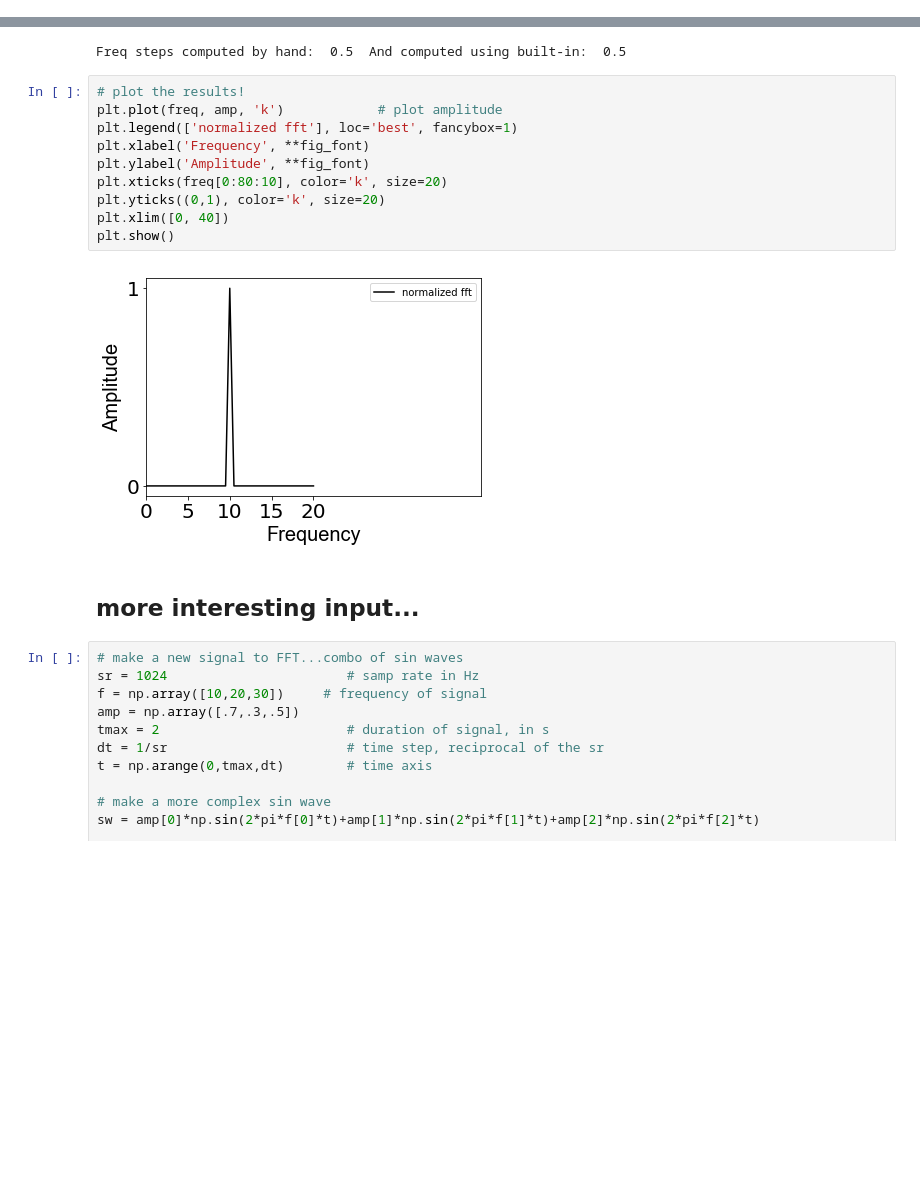
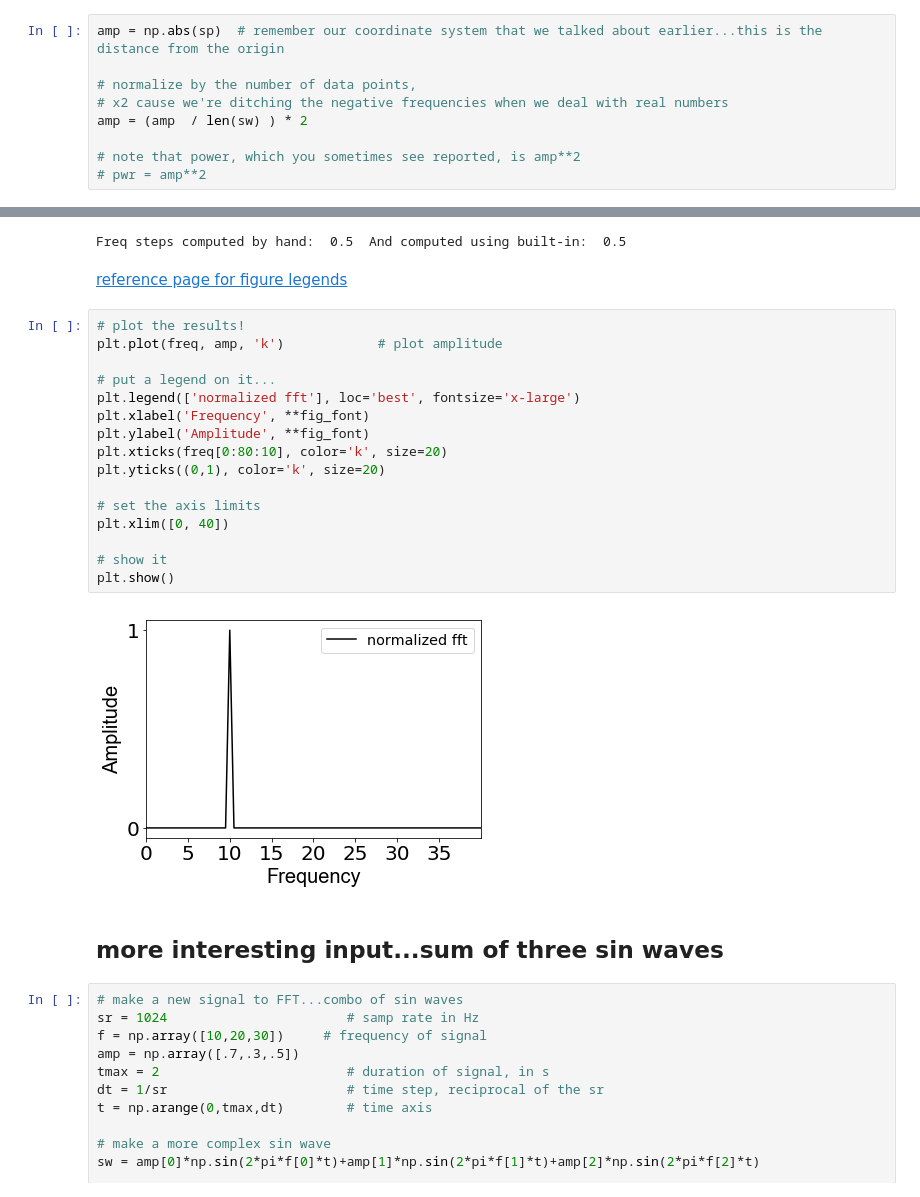
Before and after one commit to TimCSheehan/dev, a Jupyter notebook: Tutorial020_BasicsFFT.ipynb, the cells around one changed output, grey strips where cells are left out. Saved outputs shown, nothing was run; the diff lists cells and outputs as text; blank space fills up the shorter version.

```diff
--- a/Tutorial020_BasicsFFT.ipynb
+++ b/Tutorial020_BasicsFFT.ipynb
@@ -53,3 +66,12 @@ amp = (np.abs(sp)  / len(sw) ) * 2
+# %%
+amp = np.abs(sp)  # remember our coordinate system that we talked about earlier...this is the distance from the origin
+
+# normalize by the number of data points,
+# x2 cause we're ditching the negative frequencies when we deal with real numbers
+amp = (amp  / len(sw) ) * 2
+
+# note that power, which you sometimes see reported, is amp**2
+# pwr = amp**2
 # %%
 # figure out the frequency resolution of the data
 
@@ -62,20 +84,28 @@ freq = np.fft.rfftfreq(sw.size, dt)   # Sample spacing is 2nd arg, inverse of th
 print('Freq steps computed by hand: ', freq_steps, ' And computed using built-in: ', freq[1]-freq[0])
 # %% [output]
 Freq steps computed by hand:  0.5  And computed using built-in:  0.5
+# %% [markdown]
+[reference page for figure legends](https://matplotlib.org/api/_as_gen/matplotlib.pyplot.legend.html)
 # %%
 # plot the results!
 plt.plot(freq, amp, 'k')            # plot amplitude
-plt.legend(['normalized fft'], loc='best', fancybox=1)
+
+# put a legend on it...
+plt.legend(['normalized fft'], loc='best', fontsize='x-large')
 plt.xlabel('Frequency', **fig_font)
 plt.ylabel('Amplitude', **fig_font)
 plt.xticks(freq[0:80:10], color='k', size=20)
 plt.yticks((0,1), color='k', size=20)
+
+# set the axis limits
 plt.xlim([0, 40])
+
+# show it
 plt.show()
 # %% [output]
-[figure, old version]
+[figure, new version]
 # %% [markdown]
-## more interesting input...
+## more interesting input...sum of three sin waves
 # %%
 # make a new signal to FFT...combo of sin waves
 sr = 1024                       # samp rate in Hz
```
Also changed, not shown: parts of 10 cells of this notebook.
